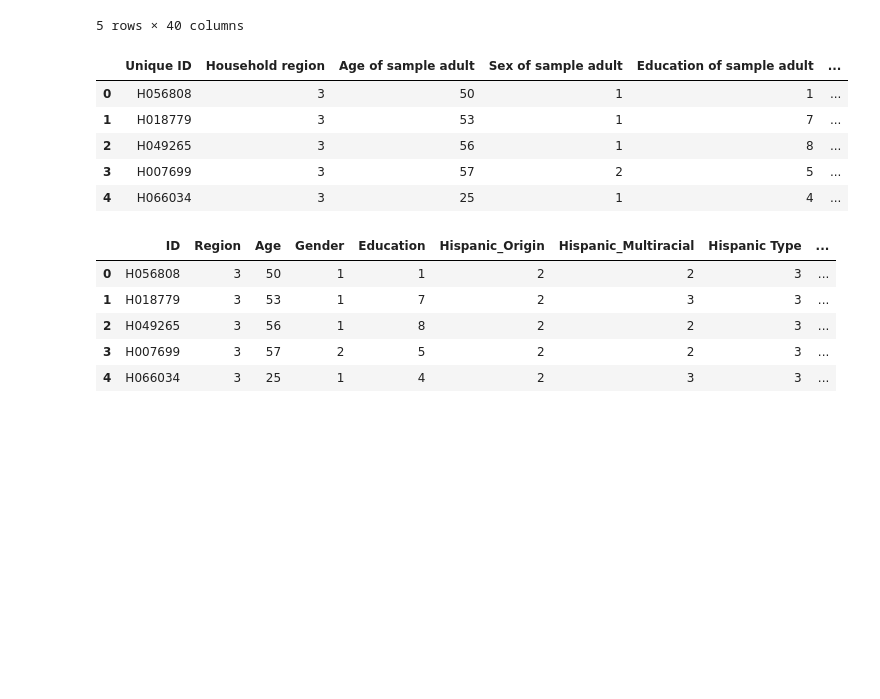
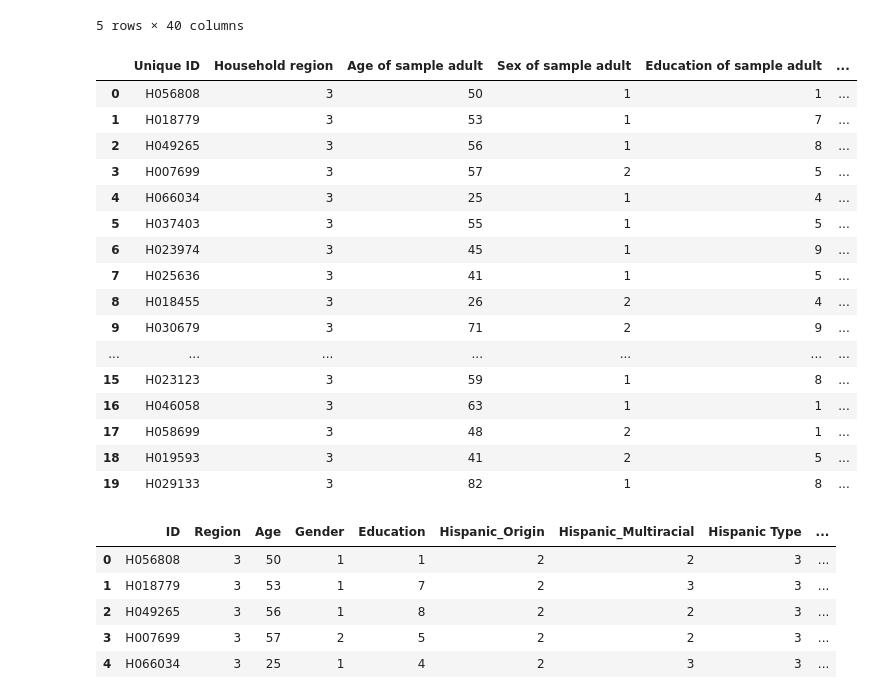
Before and after one commit to amyylin1/Drops_of_Jupyter, a Jupyter notebook: Demographics.ipynb, the cells around one changed output. Saved outputs shown, nothing was run; the diff lists cells and outputs as text; code cells hidden in the pictures; blank space fills up the shorter version.

```diff
--- a/Demographics.ipynb
+++ b/Demographics.ipynb
@@ -18,26 +18,37 @@ cleaned_df.head()
 # %%
 demographics = [
     'Unique ID',
     'Household region',
     'Age of sample adult',
     'Sex of sample adult',
     'Education of sample adult',
     'Hispanic ethnicity of SA',
     'Single + Mult race gps w Hispanic origin',
     'Hispanic origin detail',
     'Single and multiple race groups',
     'Ever had Diabetes?',
     'Weight without shoes (pounds)',
     'Categorical Body Mass Index']
 demographics_df = cleaned_df[demographics]
-demographics_df.head()
+demographics_df.head(20)
 # %% [output]
 |  | Unique ID | Household region | Age of sample adult | Sex of sample adult | Education of sample adult | ... |
 | 0 | H056808 | 3 | 50 | 1 | 1 | ... |
 | 1 | H018779 | 3 | 53 | 1 | 7 | ... |
 | 2 | H049265 | 3 | 56 | 1 | 8 | ... |
 | 3 | H007699 | 3 | 57 | 2 | 5 | ... |
 | 4 | H066034 | 3 | 25 | 1 | 4 | ... |
+| 5 | H037403 | 3 | 55 | 1 | 5 | ... |
+| 6 | H023974 | 3 | 45 | 1 | 9 | ... |
+| 7 | H025636 | 3 | 41 | 1 | 5 | ... |
+| 8 | H018455 | 3 | 26 | 2 | 4 | ... |
+| 9 | H030679 | 3 | 71 | 2 | 9 | ... |
+| ... | ... | ... | ... | ... | ... | ... |
+| 15 | H023123 | 3 | 59 | 1 | 8 | ... |
+| 16 | H046058 | 3 | 63 | 1 | 1 | ... |
+| 17 | H058699 | 3 | 48 | 2 | 1 | ... |
+| 18 | H019593 | 3 | 41 | 2 | 5 | ... |
+| 19 | H029133 | 3 | 82 | 1 | 8 | ... |
 # %%
 # Rename Columns
 dem_diabetes_df = demographics_df.rename(columns={
```
Also changed, not shown: parts of 33 cells of this notebook.
